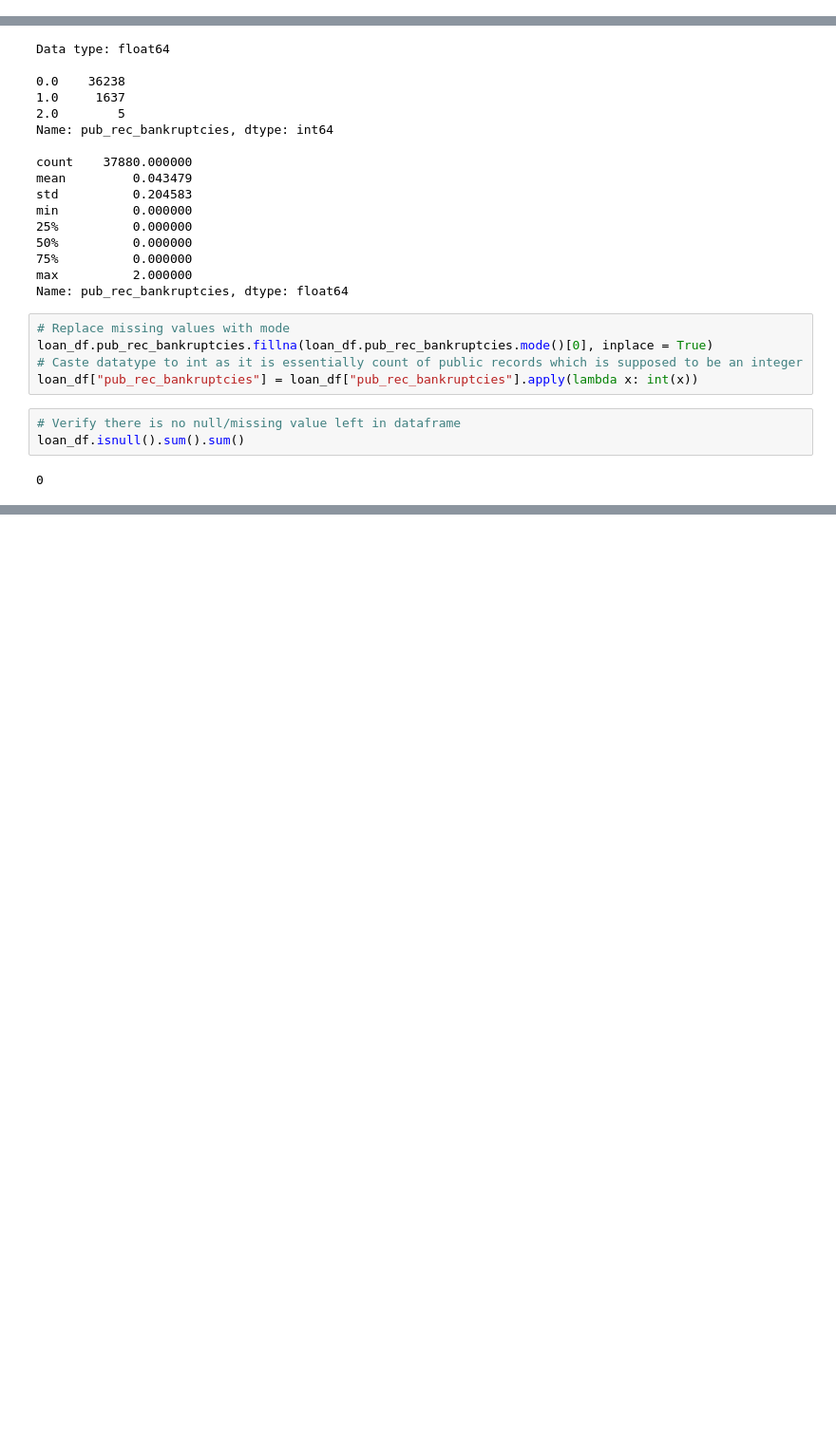
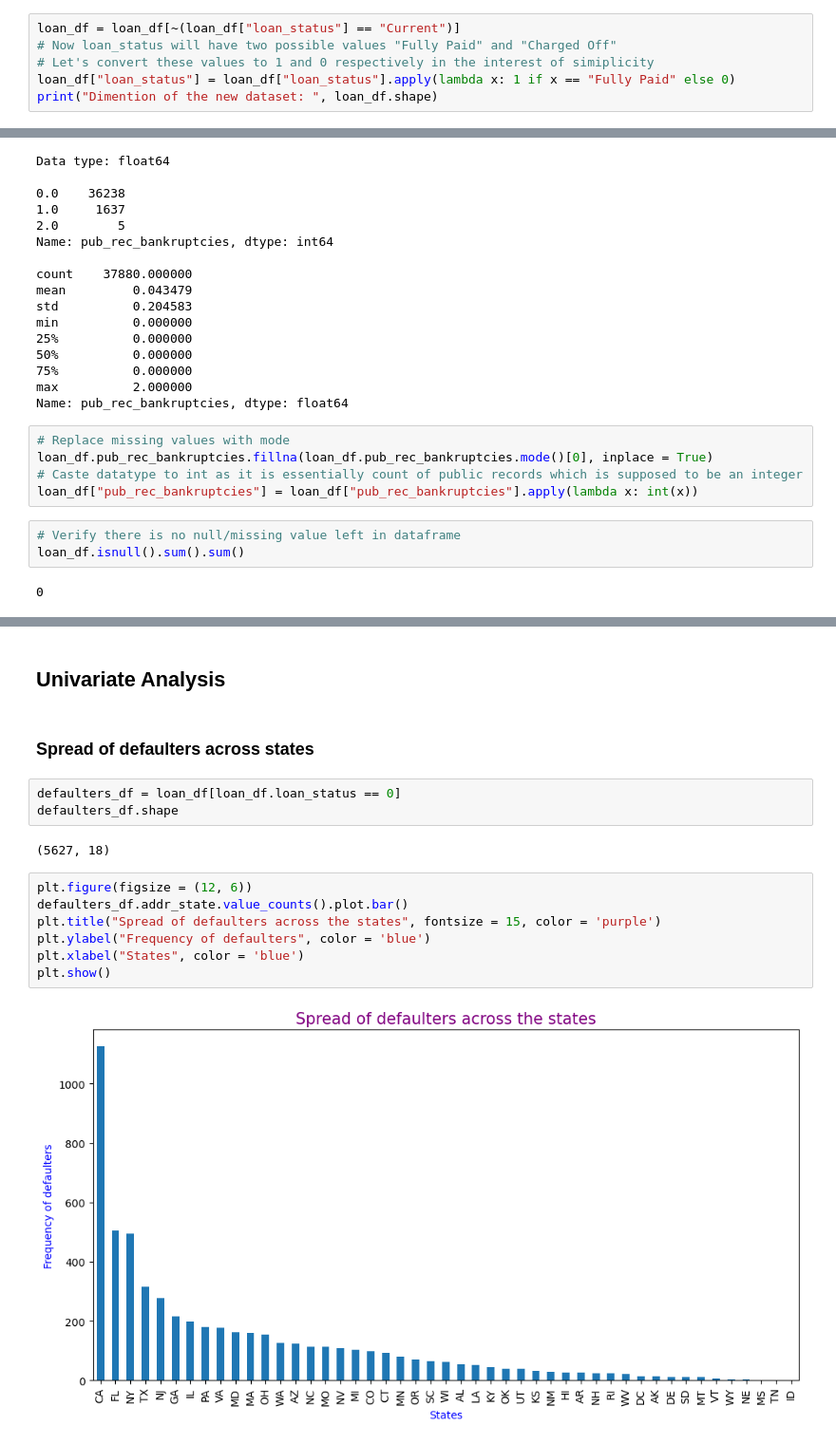
Before and after one commit to zeeamber/Lending-Club-Case-Study, a Jupyter notebook: lending_club_case_study.ipynb, the cells around one changed output, grey strips where cells are left out. Shown: that part at 95% size. Saved outputs shown, nothing was run; the diff lists cells and outputs as text; blank space fills up the shorter version.

Commit message:
A few univariate analysis on categorical variables

```diff
--- a/lending_club_case_study.ipynb
+++ b/lending_club_case_study.ipynb
@@ -245,0 +241,6 @@ Dimention of the new dataset:  (38577, 24)
+# %%
+loan_df = loan_df[~(loan_df["loan_status"] == "Current")]
+# Now loan_status will have two possible values "Fully Paid" and "Charged Off"
+# Let's convert these values to 1 and 0 respectively in the interest of simiplicity
+loan_df["loan_status"] = loan_df["loan_status"].apply(lambda x: 1 if x == "Fully Paid" else 0)
+print("Dimention of the new dataset: ", loan_df.shape)
@@ -515,0 +539,18 @@ loan_df.isnull().sum().sum()
+# %% [markdown]
+## Univariate Analysis
+# %% [markdown]
+### Spread of defaulters across states
+# %%
+defaulters_df = loan_df[loan_df.loan_status == 0]
+defaulters_df.shape
+# %% [output]
+(5627, 18)
+# %%
+plt.figure(figsize = (12, 6))
+defaulters_df.addr_state.value_counts().plot.bar()
+plt.title("Spread of defaulters across the states", fontsize = 15, color = 'purple')
+plt.ylabel("Frequency of defaulters", color = 'blue')
+plt.xlabel("States", color = 'blue')
+plt.show()
+# %% [output]
+[figure, added]
```
Also changed, not shown: parts of 17 cells of this notebook.
